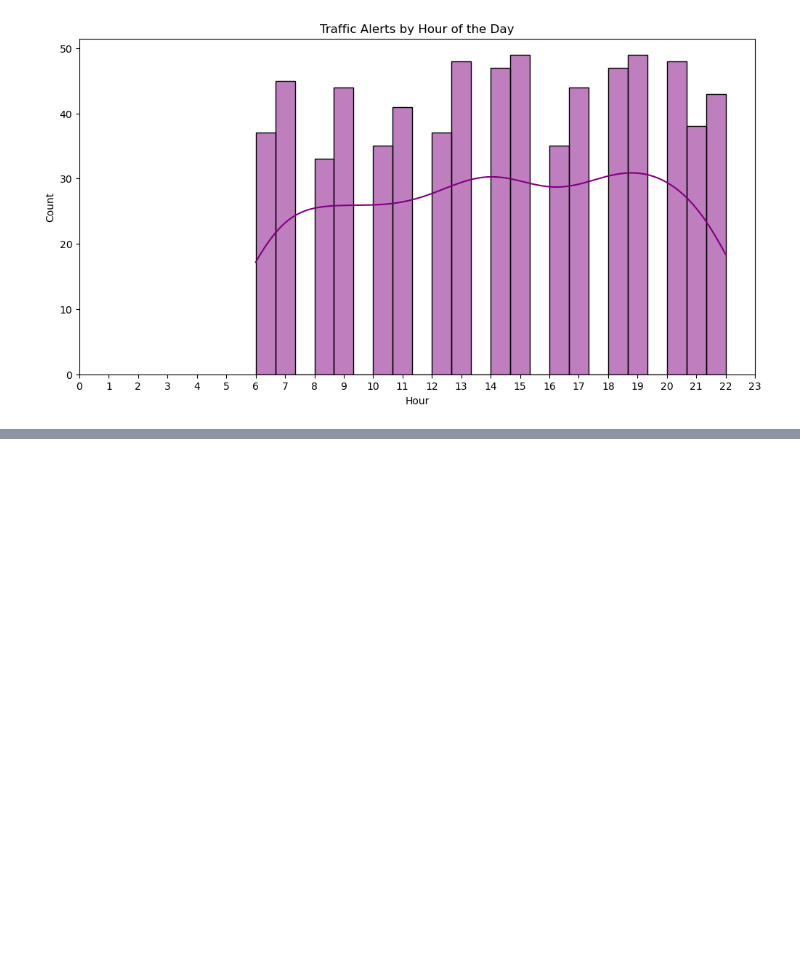
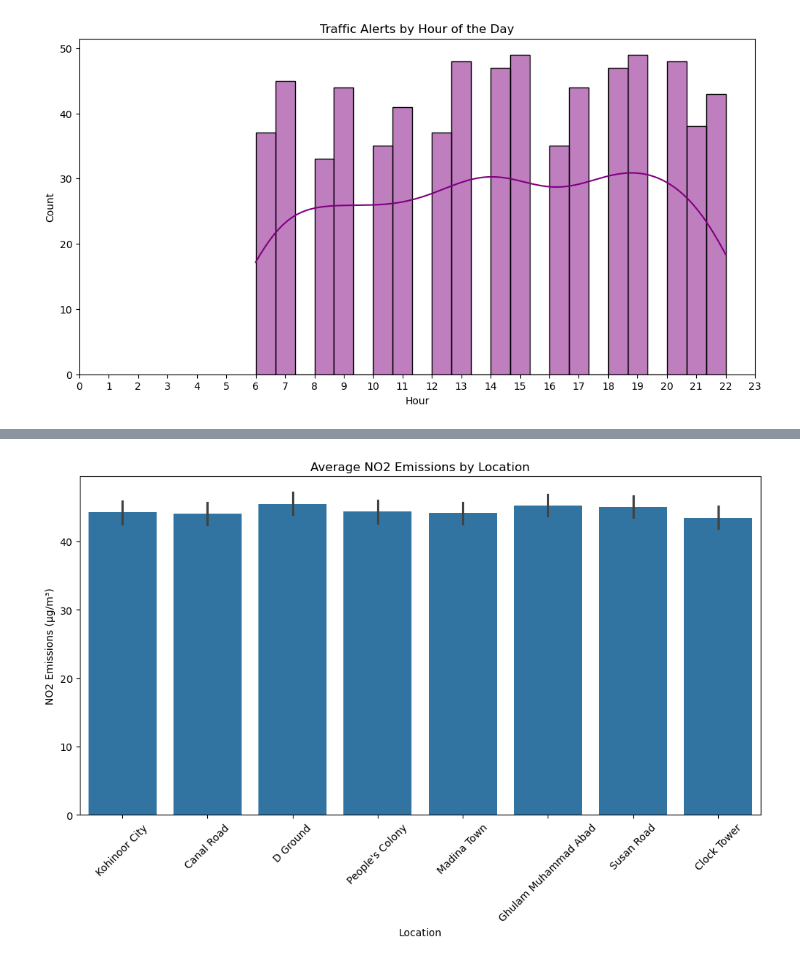
Before and after one commit to MaryamTariq-1/AtmosMonitor, a Jupyter notebook: backend/predictionModel/Traffic Prediction Model.ipynb, the cells around one changed output, grey strips where cells are left out. Cells and saved outputs as stored; diff of their text form; code cells hidden in the pictures; blank space fills up the shorter version.

```diff
--- a/backend/predictionModel/Traffic Prediction Model.ipynb
+++ b/backend/predictionModel/Traffic Prediction Model.ipynb
@@ -151,0 +203,10 @@ plt.show()
+# %%
+# Average NO2 Emissions per Location
+plt.figure(figsize=(12, 6))
+sns.barplot(data=df, x="Location", y="NO2_Emissions", estimator=np.mean)
+plt.xticks(rotation=45)
+plt.title("Average NO2 Emissions by Location")
+plt.ylabel("NO2 Emissions (µg/m³)")
+plt.show()
+# %% [output]
+[figure, added]
```
Also changed, not shown: parts of 7 cells of this notebook.
